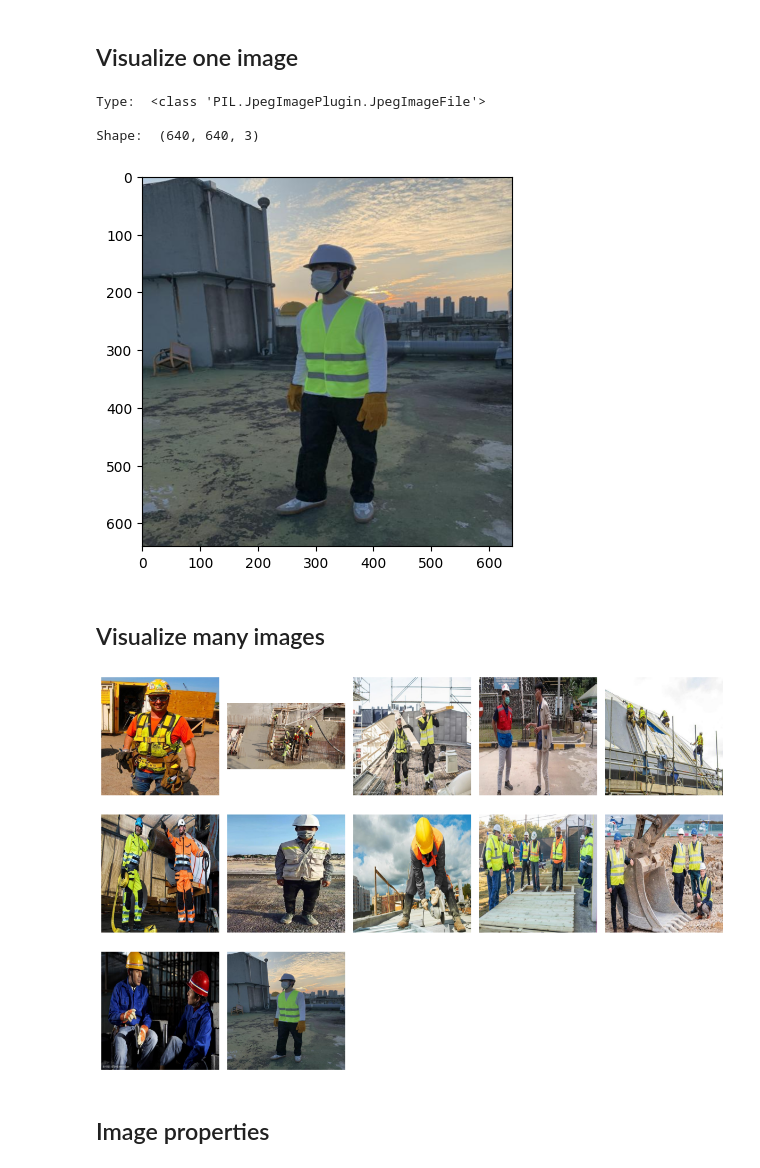
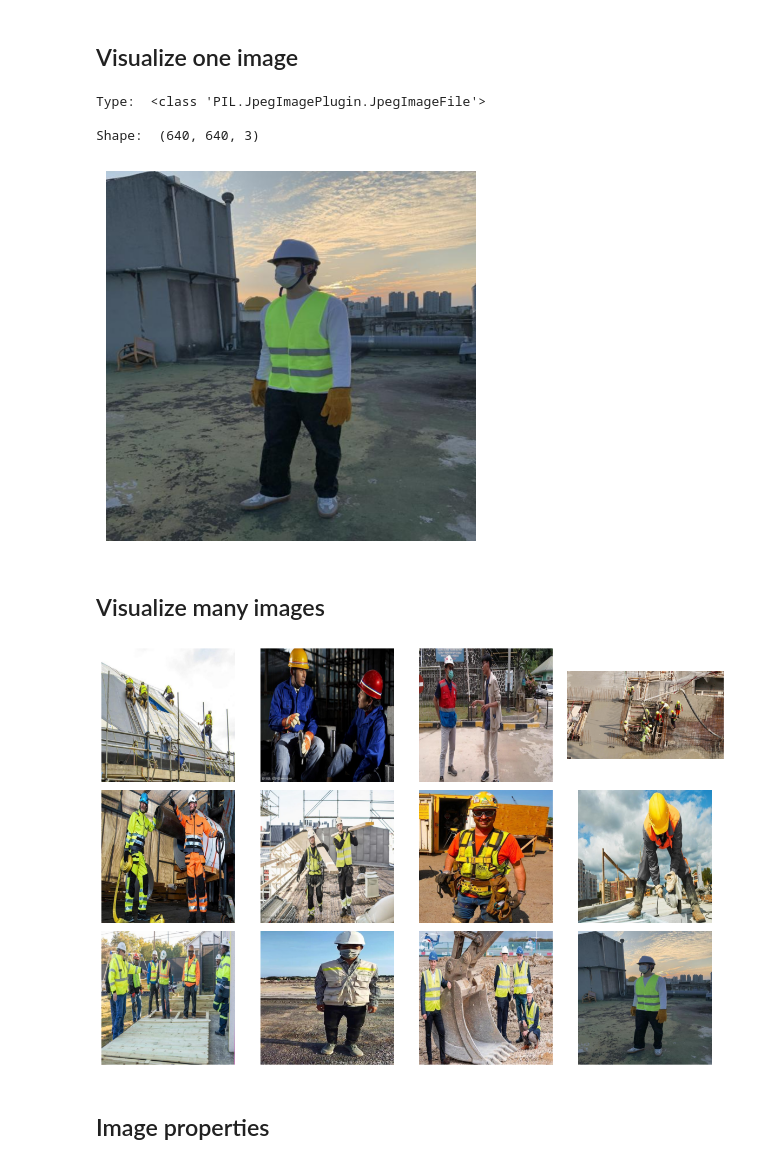
Before and after one commit to Beeditor04/CS406-PPE-detection, a Jupyter notebook: notebooks/final-eda.ipynb, the cells around one changed output. Cells and saved outputs as stored; diff of their text form; code cells hidden in the pictures.

```diff
--- a/notebooks/final-eda.ipynb
+++ b/notebooks/final-eda.ipynb
@@ -90,36 +79,23 @@ def display_image(image, print_info = True, hide_axis = False):
     plt.show()
 # %%
 example_image_path = '/kaggle/input/sample/KakaoTalk_20221018_001425789_06_jpg.rf.08732a99429c155352a8e590603460f5.jpg'
-display_image(example_image_path, print_info = True, hide_axis = False)
+display_image(example_image_path)
 # %% [output]
 Type:  <class 'PIL.JpegImagePlugin.JpegImageFile'>
 
 Shape:  (640, 640, 3)
-[figure, old version]
+[figure, new version]
 # %% [markdown]
 ## Visualize many images
 # %%
-def plot_random_images_from_folder(folder_path, num_images=20, seed=88):
-
-    random.seed(seed)
-
-    # Get a list of image files in the folder
+def plot_random_images_from_folder(folder_path):
     image_files = [f for f in os.listdir(folder_path) if f.endswith(('.jpg', '.png', '.jpeg', '.gif'))]
 
-    # Ensure that we have at least num_images files to choose from
-    if len(image_files) < num_images:
-        raise ValueError("Not enough images in the folder")
-
-    # Randomly select num_images image files
-    selected_files = random.sample(image_files, num_images)
-
-    # Create a subplot grid
-    num_cols = 5
-    num_rows = (num_images + num_cols - 1) // num_cols
+    num_cols = 4
+    num_rows = 3
     fig, axes = plt.subplots(num_rows, num_cols, figsize=(12, 8))
 
-    for i, file_name in enumerate(selected_files):
-        # Open and display the image using PIL
+    for i, file_name in enumerate(image_files):
         img = Image.open(os.path.join(folder_path, file_name))
 
         if num_rows == 1:
@@ -129,22 +105,14 @@ def plot_random_images_from_folder(folder_path, num_images=20, seed=88):
 
         ax.imshow(img)
         ax.axis('off')
-        # ax.set_title(file_name)
-
-    # Remove empty subplots
-    for i in range(num_images, num_rows * num_cols):
-        if num_rows == 1:
-            fig.delaxes(axes[i % num_cols])
-        else:
-            fig.delaxes(axes[i // num_cols, i % num_cols])
 
     plt.tight_layout()
     plt.show()
 # %%
 folder_path = '/kaggle/input/sample'
-plot_random_images_from_folder(folder_path, num_images=12, seed=88)
+plot_random_images_from_folder(folder_path)
 # %% [output]
-[figure, old version]
+[figure, new version]
 # %% [markdown]
 ## Image properties
 # %%
```
Also changed, not shown: parts of 6 cells of this notebook.
